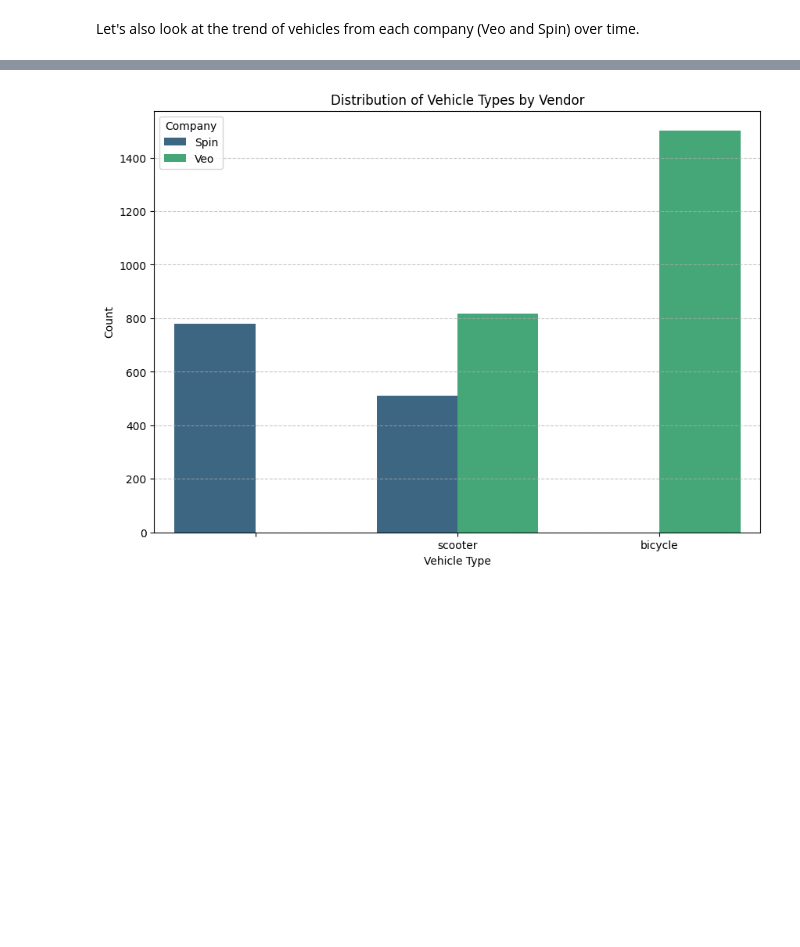
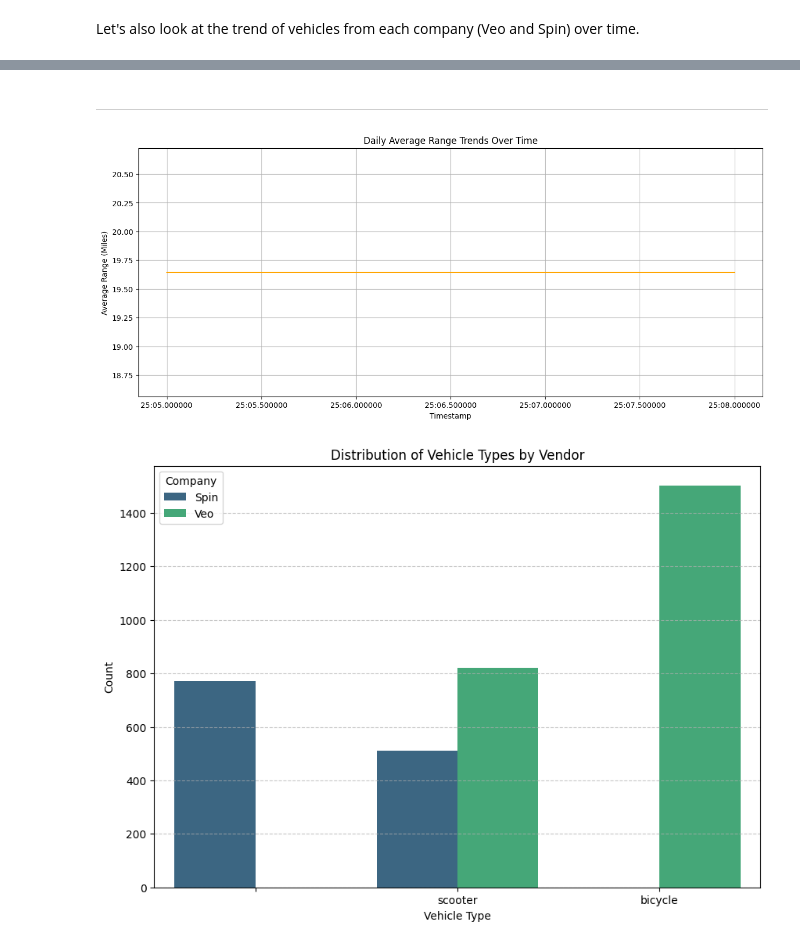
Before and after one commit to steveneedham/columbus-micromobility-data, a Jupyter notebook: Veo_Spin_CBS_GBFS_Extract.ipynb, the cells around one changed output, grey strips where cells are left out. Drawn from its saved outputs; the diff is of its cells as text; code cells hidden in the pictures; blank space fills up the shorter version.

```diff
--- a/Veo_Spin_CBS_GBFS_Extract.ipynb
+++ b/Veo_Spin_CBS_GBFS_Extract.ipynb
@@ -655,3 +743,21 @@ plt.show()
+# %% [markdown]
+---
+# %%
+import matplotlib.pyplot as plt
+import seaborn as sns
+import os
+
+plt.figure(figsize=(15, 6))
+sns.lineplot(x='timestamp', y='avg_range', data=summary_df, color='orange')
+plt.title('Daily Average Range Trends Over Time')
+plt.ylabel('Average Range (Miles)')
+plt.xlabel('Timestamp')
+plt.grid(True)
+os.makedirs(plots_dir, exist_ok=True) # Ensure plots directory exists
+plt.savefig(os.path.join(plots_dir, 'daily_average_range_trends.png'))
+plt.show()
+# %% [output]
+[figure, added]
 # %%
 import matplotlib.pyplot as plt
 import seaborn as sns
```
Also changed, not shown: parts of 34 cells of this notebook.
